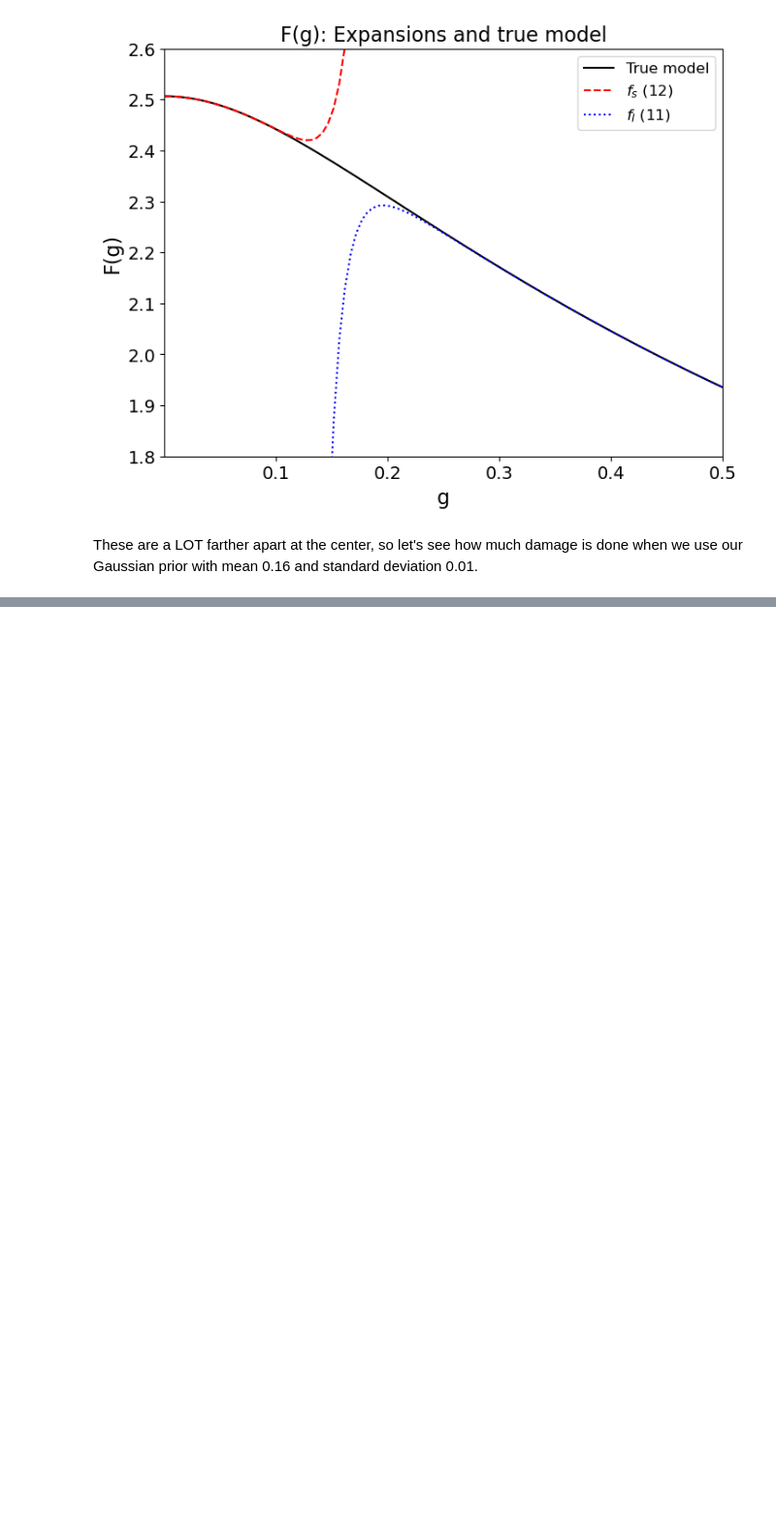
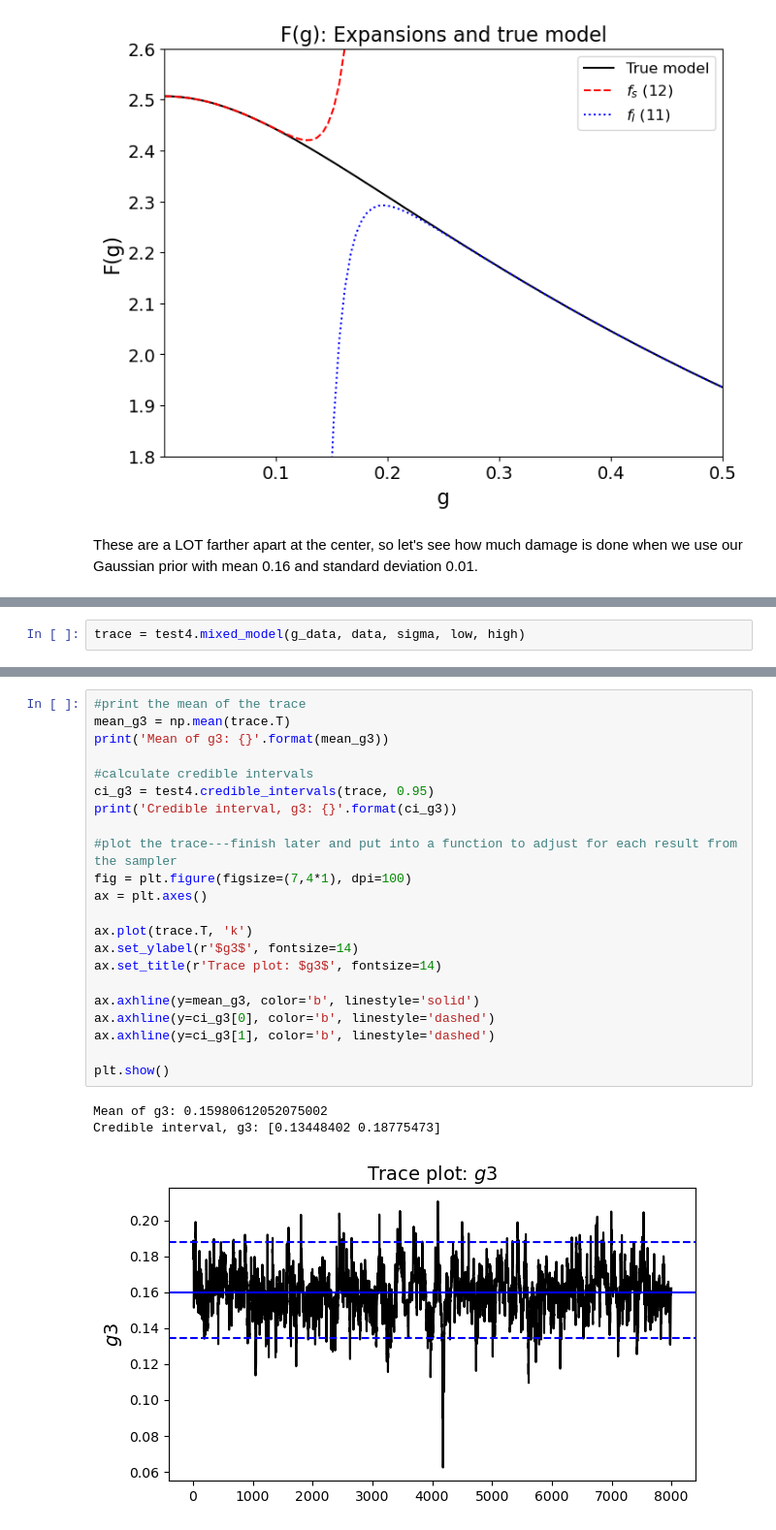
Before and after one commit to asemposki/SAMBA, a Jupyter notebook: Cosine_Function_Analysis.ipynb, the cells around one changed output, grey strips where cells are left out. Shown at 97% size. Drawn from its saved outputs; the diff is of its cells as text; blank space fills up the shorter version.

```diff
--- a/Cosine_Function_Analysis.ipynb
+++ b/Cosine_Function_Analysis.ipynb
@@ -426,0 +457,2 @@ Yikes. So that is what happens with these distributions so far, with this prior.
+# %%
+trace = test4.mixed_model(g_data, data, sigma, low, high)
@@ -426,0 +468,26 @@ Yikes. So that is what happens with these distributions so far, with this prior.
+# %%
+#print the mean of the trace
+mean_g3 = np.mean(trace.T)
+print('Mean of g3: {}'.format(mean_g3))
+
+#calculate credible intervals
+ci_g3 = test4.credible_intervals(trace, 0.95)
+print('Credible interval, g3: {}'.format(ci_g3))
+
+#plot the trace---finish later and put into a function to adjust for each result from the sampler
+fig = plt.figure(figsize=(7,4*1), dpi=100)
+ax = plt.axes()
+
+ax.plot(trace.T, 'k')
+ax.set_ylabel(r'$g3$', fontsize=14)
+ax.set_title(r'Trace plot: $g3$', fontsize=14)
+
+ax.axhline(y=mean_g3, color='b', linestyle='solid')
+ax.axhline(y=ci_g3[0], color='b', linestyle='dashed')
+ax.axhline(y=ci_g3[1], color='b', linestyle='dashed')
+
+plt.show()
+# %% [output]
+Mean of g3: 0.15980612052075002
+Credible interval, g3: [0.13448402 0.18775473]
+[figure, added]
```
Also changed, not shown: parts of 13 cells of this notebook.
